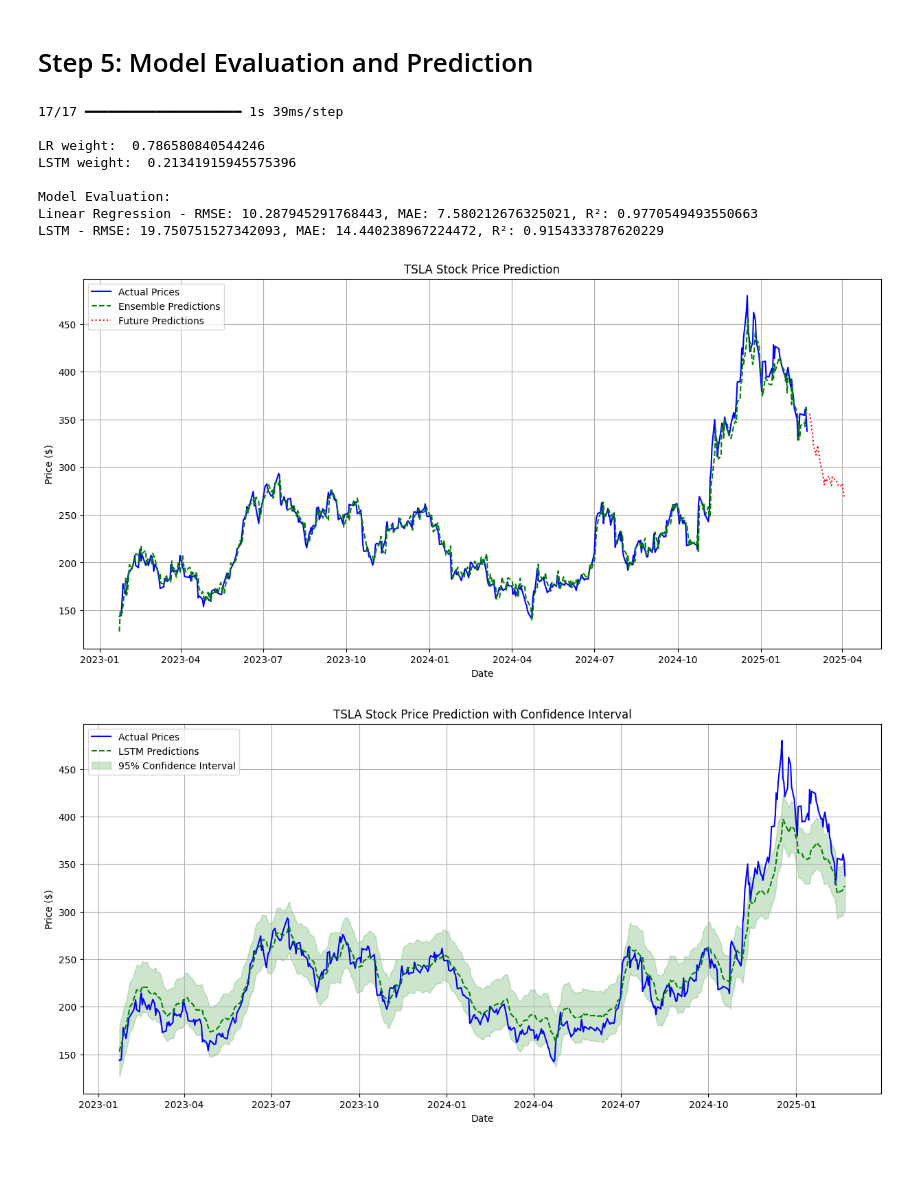
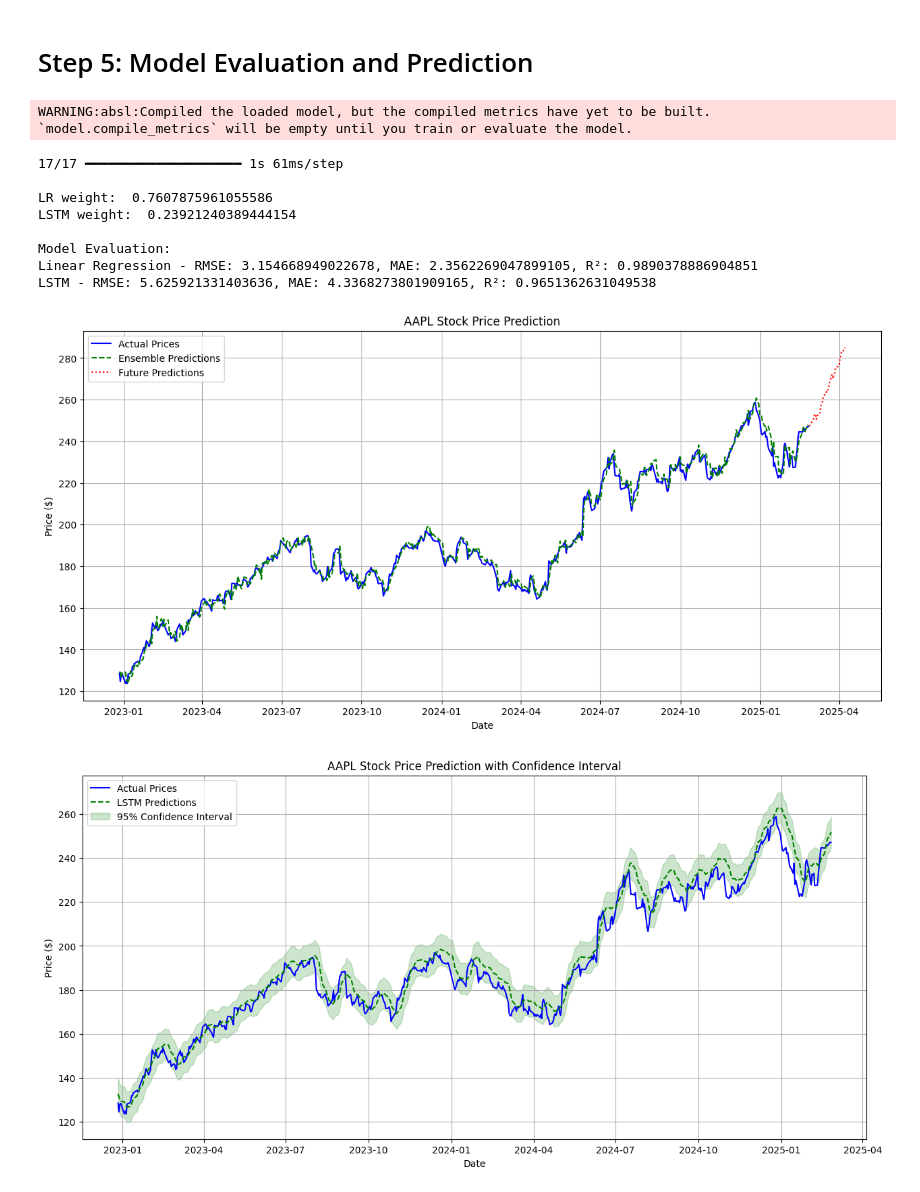
Before and after one commit to its-rlee/StockTrendPredictor, a Jupyter notebook: notebooks/model_training.ipynb, the cells around one changed output. Cells and saved outputs as stored; diff of their text form; code cells hidden in the pictures; blank space fills up the shorter version.

Commit message:
add AAPL, NVDA to the prediction

```diff
--- a/notebooks/model_training.ipynb
+++ b/notebooks/model_training.ipynb
@@ -23,7 +23,7 @@ np.random.seed(42)
 tf.random.set_seed(42)
 
 # Define parameters
-ticker = "TSLA"
+ticker = "AAPL"
 start_date = "2010-01-01"
 end_date = pd.Timestamp.today().strftime('%Y-%m-%d')
 lookback = 200
@@ -169,6 +168,11 @@ Scaler saved as models/TSLA_scaler.pkl
 # %% [markdown]
 # Step 5: Model Evaluation and Prediction
 # %%
+from tensorflow.keras.models import load_model
+
+lr_model = joblib.load(f"models/{ticker}_lr_model.pkl")
+lstm_model = load_model(f"models/{ticker}_lstm_model.h5")
+
 # Make predictions
 lr_pred = lr_model.predict(X_test)
 lstm_pred = lstm_model.predict(X_test_lstm)
@@ -222,40 +226,41 @@ future_pred_ensemble = lr_weight * future_pred_lr + lstm_weight * future_pred_ls
 # Plot predictions
 plt.figure(figsize=(15, 7))
 plt.plot(stock.index[-len(actual_prices):], actual_prices, label='Actual Prices', color='blue')
 plt.plot(stock.index[-len(ensemble_pred):], ensemble_pred, label='Ensemble Predictions', color='green', linestyle='--')
 plt.plot(pd.date_range(start=stock.index[-1], periods=future_days+1, freq='B')[1:], future_pred_ensemble, label='Future Predictions', color='red', linestyle=':')
 plt.title(f'{ticker} Stock Price Prediction')
 plt.xlabel('Date')
 plt.ylabel('Price ($)')
 plt.legend()
 plt.grid()
 plt.show()
 
 # Confidence interval calculations
 errors = np.abs(actual_prices - lstm_pred)
 confidence_interval = 1.96 * np.std(errors)  # 95% confidence interval
 upper_bound = lstm_pred + confidence_interval
 lower_bound = lstm_pred - confidence_interval
 
 # Plot results
 plt.figure(figsize=(15, 7))
 plt.plot(stock.index[-len(actual_prices):], actual_prices, label='Actual Prices', color='blue')
 plt.plot(stock.index[-len(lstm_pred):], lstm_pred, label='LSTM Predictions', color='green', linestyle='--')
 plt.fill_between(stock.index[-len(lstm_pred):], lower_bound.flatten(), upper_bound.flatten(), color='green', alpha=0.2, label='95% Confidence Interval')
 plt.title(f'{ticker} Stock Price Prediction with Confidence Interval')
 plt.xlabel('Date')
 plt.ylabel('Price ($)')
 plt.legend()
 plt.grid()
 plt.show()
 # %% [output]
-17/17 ━━━━━━━━━━━━━━━━━━━━ 1s 39ms/step
-
-LR weight:  0.786580840544246
-LSTM weight:  0.21341915945575396
-
-Model Evaluation:
-Linear Regression - RMSE: 10.287945291768443, MAE: 7.580212676325021, R²: 0.9770549493550663
-LSTM - RMSE: 19.750751527342093, MAE: 14.440238967224472, R²: 0.9154333787620229
+WARNING:absl:Compiled the loaded model, but the compiled metrics have yet to be built. `model.compile_metrics` will be empty until you train or evaluate the model.
+17/17 ━━━━━━━━━━━━━━━━━━━━ 1s 61ms/step
+
+LR weight:  0.7607875961055586
+LSTM weight:  0.23921240389444154
+
+Model Evaluation:
+Linear Regression - RMSE: 3.154668949022678, MAE: 2.3562269047899105, R²: 0.9890378886904851
+LSTM - RMSE: 5.625921331403636, MAE: 4.3368273801909165, R²: 0.9651362631049538
-[figure, old version]
+[figure, new version]
-[figure, old version]
+[figure, new version]
```
Also changed, not shown: parts of 4 cells of this notebook, 17 other files.
